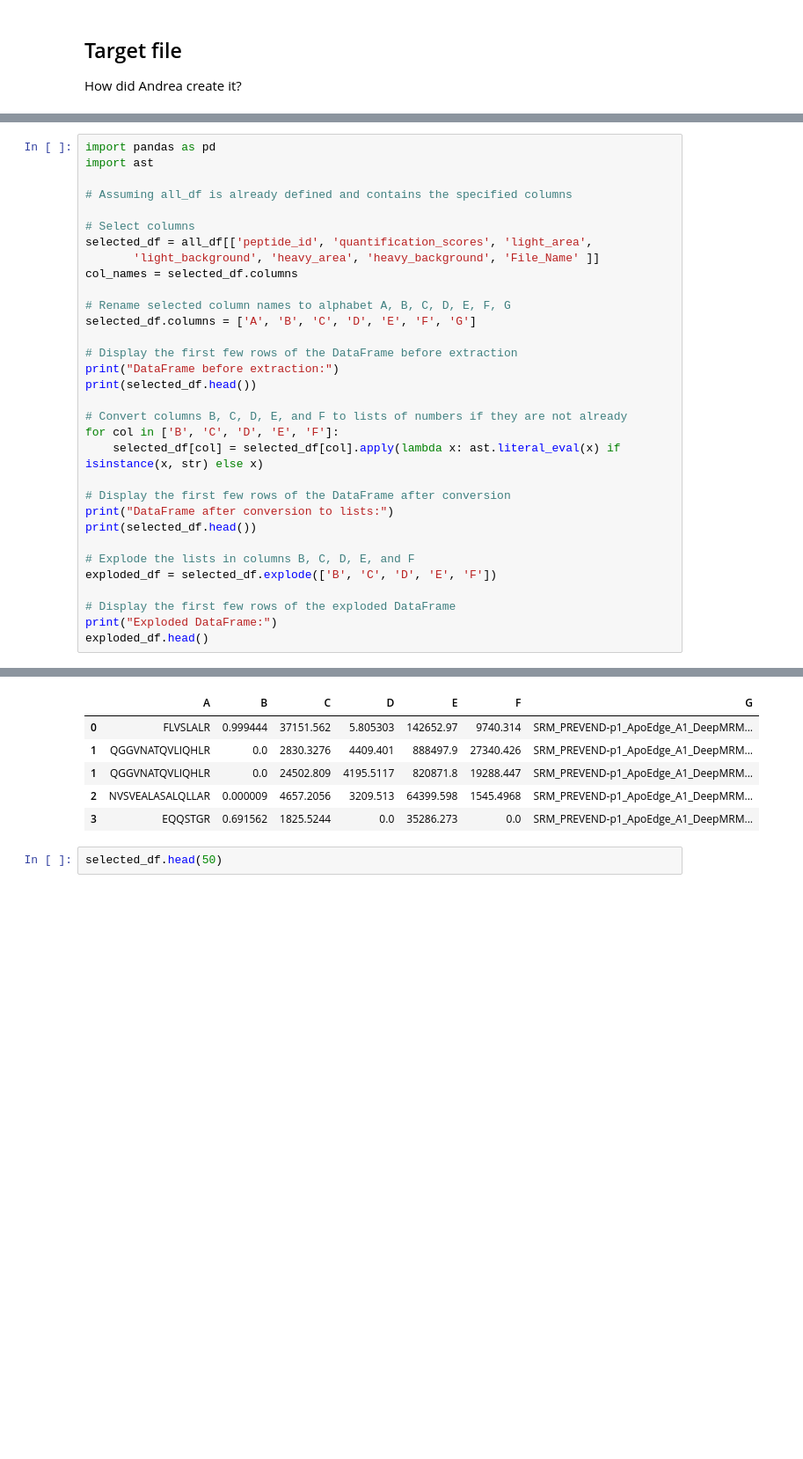
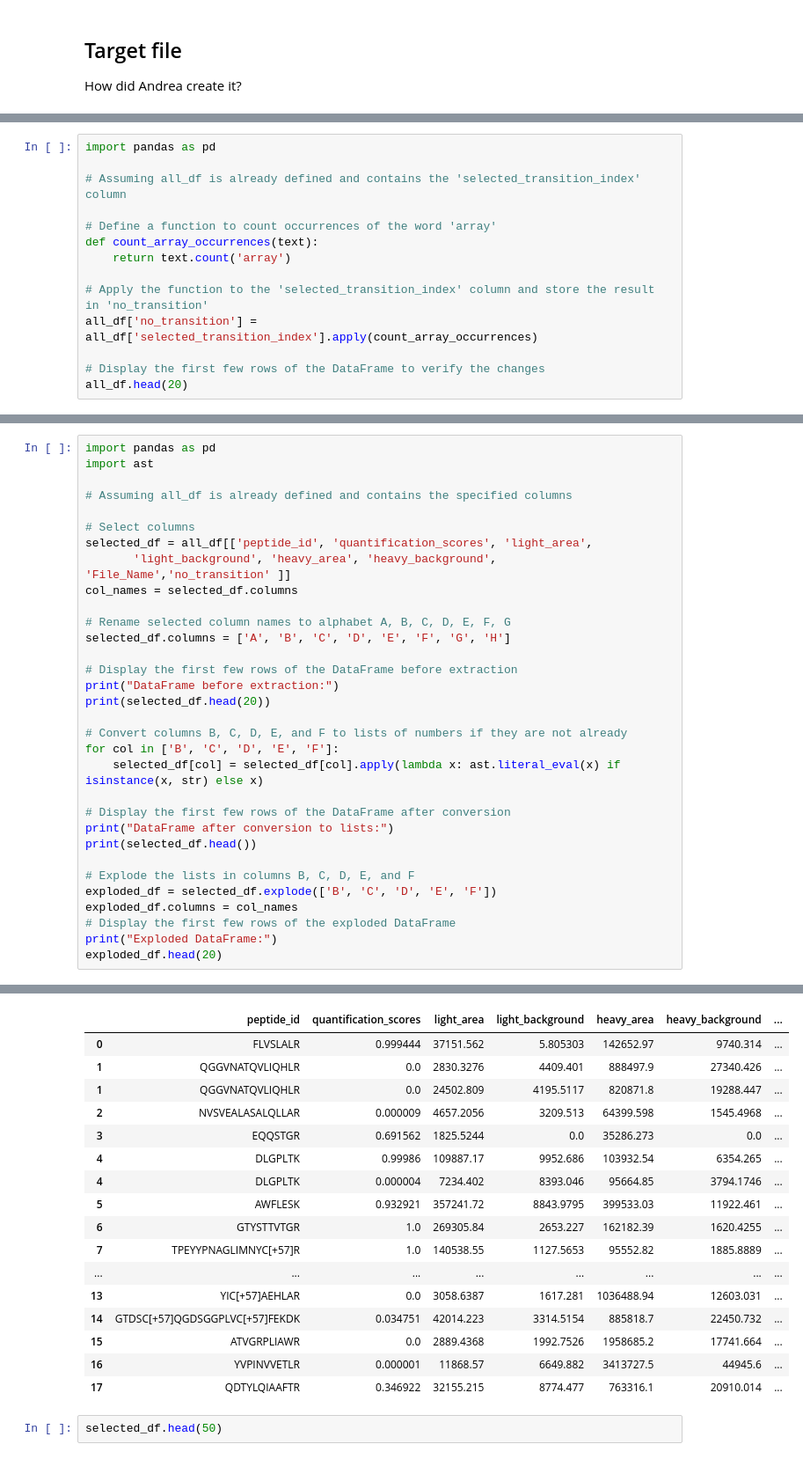
Before and after one commit to thanadol-git/deep-mrm-KTH, a Jupyter notebook: all_spread.ipynb, the cells around one changed output, grey strips where cells are left out. Shown at 88% size. Cells and saved outputs as stored; diff of their text form; blank space fills up the shorter version.

Commit message:
fix names

```diff
--- a/all_spread.ipynb
+++ b/all_spread.ipynb
@@ -41,0 +33,14 @@ all_df.head()
+# %%
+import pandas as pd
+
+# Assuming all_df is already defined and contains the 'selected_transition_index' column
+
+# Define a function to count occurrences of the word 'array'
+def count_array_occurrences(text):
+    return text.count('array')
+
+# Apply the function to the 'selected_transition_index' column and store the result in 'no_transition'
+all_df['no_transition'] = all_df['selected_transition_index'].apply(count_array_occurrences)
+
+# Display the first few rows of the DataFrame to verify the changes
+all_df.head(20)
@@ -47,15 +70,15 @@ import ast
 
 # Select columns
 selected_df = all_df[['peptide_id', 'quantification_scores', 'light_area',
-       'light_background', 'heavy_area', 'heavy_background', 'File_Name' ]]
+       'light_background', 'heavy_area', 'heavy_background', 'File_Name','no_transition' ]]
 col_names = selected_df.columns
 
 # Rename selected column names to alphabet A, B, C, D, E, F, G
-selected_df.columns = ['A', 'B', 'C', 'D', 'E', 'F', 'G']
+selected_df.columns = ['A', 'B', 'C', 'D', 'E', 'F', 'G', 'H']
 
 # Display the first few rows of the DataFrame before extraction
 print("DataFrame before extraction:")
-print(selected_df.head())
+print(selected_df.head(20))
 
 # Convert columns B, C, D, E, and F to lists of numbers if they are not already
 for col in ['B', 'C', 'D', 'E', 'F']:
@@ -67,9 +90,9 @@ print(selected_df.head())
 
 # Explode the lists in columns B, C, D, E, and F
 exploded_df = selected_df.explode(['B', 'C', 'D', 'E', 'F'])
-
+exploded_df.columns = col_names
 # Display the first few rows of the exploded DataFrame
 print("Exploded DataFrame:")
-exploded_df.head()
+exploded_df.head(20)
 # %% [output]
 DataFrame before extraction:
@@ -91,15 +114,26 @@ DataFrame before extraction:
 Exploded DataFrame:
 A value is trying to be set on a copy of a slice from a DataFrame.
 Try using .loc[row_indexer,col_indexer] = value instead
 
 See the caveats in the documentation: https://pandas.pydata.org/pandas-docs/stable/user_guide/indexing.html#returning-a-view-versus-a-copy
   selected_df[col] = selected_df[col].apply(lambda x: ast.literal_eval(x) if isinstance(x, str) else x)
-|  | A | B | C | D | E | F | G |
-| 0 | FLVSLALR | 0.999444 | 37151.562 | 5.805303 | 142652.97 | 9740.314 | SRM_PREVEND-p1_ApoEdge_A1_DeepMRM... |
-| 1 | QGGVNATQVLIQHLR | 0.0 | 2830.3276 | 4409.401 | 888497.9 | 27340.426 | SRM_PREVEND-p1_ApoEdge_A1_DeepMRM... |
-| 1 | QGGVNATQVLIQHLR | 0.0 | 24502.809 | 4195.5117 | 820871.8 | 19288.447 | SRM_PREVEND-p1_ApoEdge_A1_DeepMRM... |
-| 2 | NVSVEALASALQLLAR | 0.000009 | 4657.2056 | 3209.513 | 64399.598 | 1545.4968 | SRM_PREVEND-p1_ApoEdge_A1_DeepMRM... |
-| 3 | EQQSTGR | 0.691562 | 1825.5244 | 0.0 | 35286.273 | 0.0 | SRM_PREVEND-p1_ApoEdge_A1_DeepMRM... |
+|  | peptide_id | quantification_scores | light_area | light_background | heavy_area | heavy_background | ... |
+| 0 | FLVSLALR | 0.999444 | 37151.562 | 5.805303 | 142652.97 | 9740.314 | ... |
+| 1 | QGGVNATQVLIQHLR | 0.0 | 2830.3276 | 4409.401 | 888497.9 | 27340.426 | ... |
+| 1 | QGGVNATQVLIQHLR | 0.0 | 24502.809 | 4195.5117 | 820871.8 | 19288.447 | ... |
+| 2 | NVSVEALASALQLLAR | 0.000009 | 4657.2056 | 3209.513 | 64399.598 | 1545.4968 | ... |
+| 3 | EQQSTGR | 0.691562 | 1825.5244 | 0.0 | 35286.273 | 0.0 | ... |
+| 4 | DLGPLTK | 0.99986 | 109887.17 | 9952.686 | 103932.54 | 6354.265 | ... |
+| 4 | DLGPLTK | 0.000004 | 7234.402 | 8393.046 | 95664.85 | 3794.1746 | ... |
+| 5 | AWFLESK | 0.932921 | 357241.72 | 8843.9795 | 399533.03 | 11922.461 | ... |
+| 6 | GTYSTTVTGR | 1.0 | 269305.84 | 2653.227 | 162182.39 | 1620.4255 | ... |
+| 7 | TPEYYPNAGLIMNYC[+57]R | 1.0 | 140538.55 | 1127.5653 | 95552.82 | 1885.8889 | ... |
+| ... | ... | ... | ... | ... | ... | ... | ... |
+| 13 | YIC[+57]AEHLAR | 0.0 | 3058.6387 | 1617.281 | 1036488.94 | 12603.031 | ... |
+| 14 | GTDSC[+57]QGDSGGPLVC[+57]FEKDK | 0.034751 | 42014.223 | 3314.5154 | 885818.7 | 22450.732 | ... |
+| 15 | ATVGRPLIAWR | 0.0 | 2889.4368 | 1992.7526 | 1958685.2 | 17741.664 | ... |
+| 16 | YVPINVVETLR | 0.000001 | 11868.57 | 6649.882 | 3413727.5 | 44945.6 | ... |
+| 17 | QDTYLQIAAFTR | 0.346922 | 32155.215 | 8774.477 | 763316.1 | 20910.014 | ... |
 # %%
 selected_df.head(50)
 # %% [output]
```
Also changed, not shown: parts of 3 cells of this notebook.
